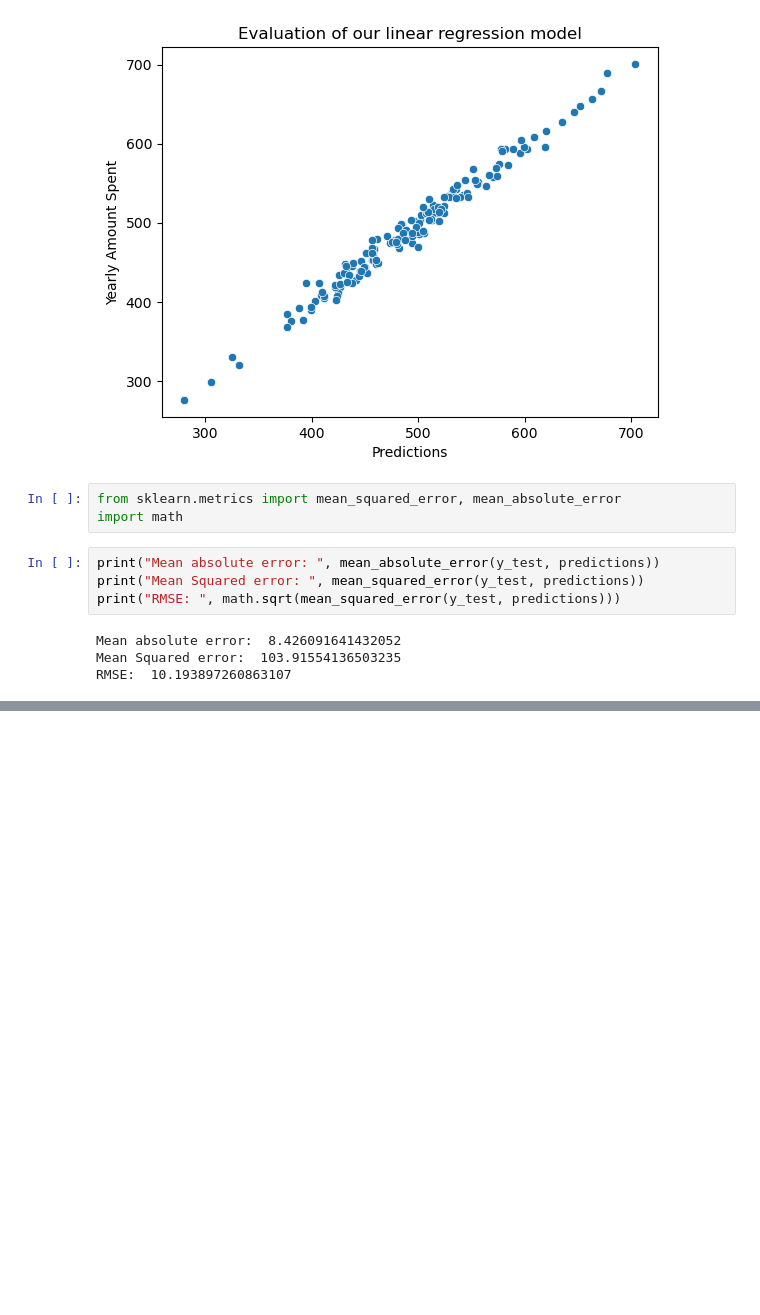
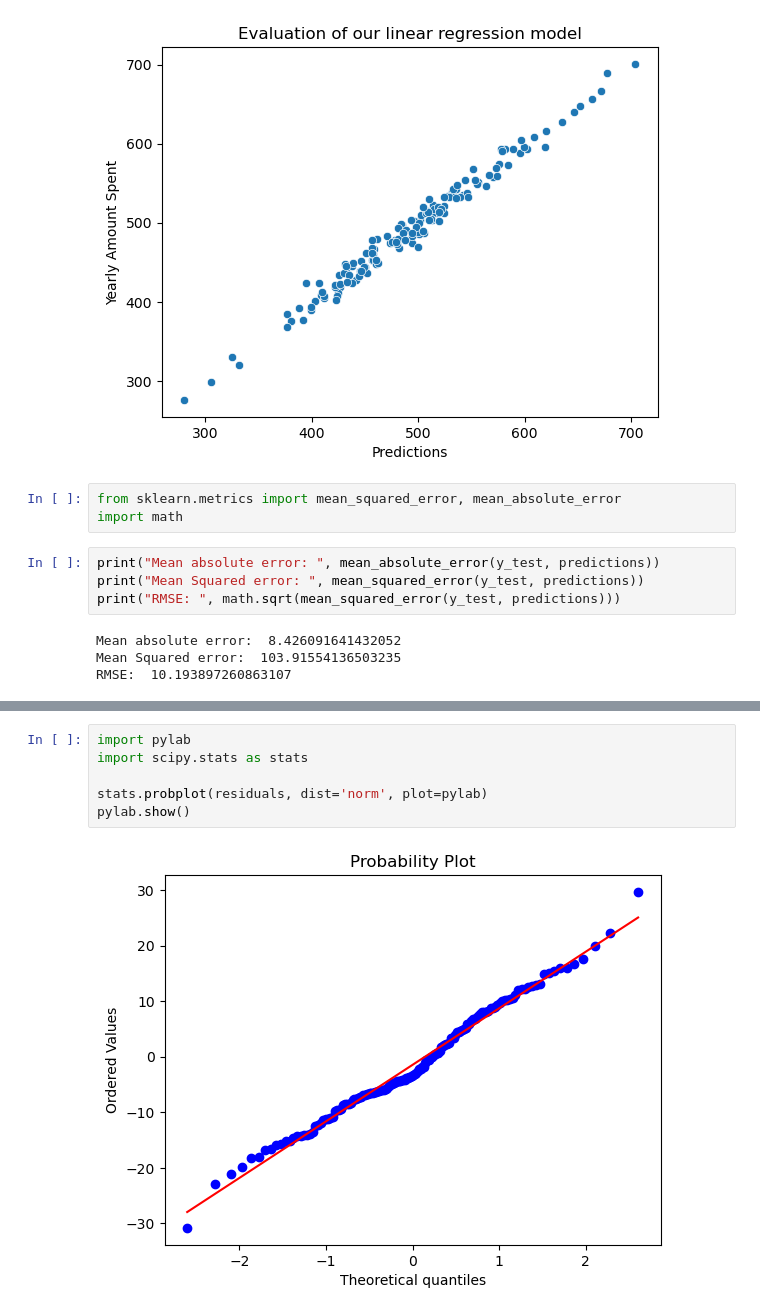
Before and after one commit to muhammadhananbaloch/practice_DS-ML, a Jupyter notebook: Linear Regression Model (practice 4)/money spent on ecommerce (linear regression).ipynb, the cells around one changed output, grey strips where cells are left out. Cells and saved outputs as stored; diff of their text form; blank space fills up the shorter version.

```diff
--- a/Linear Regression Model (practice 4)/money spent on ecommerce (linear regression).ipynb
+++ b/Linear Regression Model (practice 4)/money spent on ecommerce (linear regression).ipynb
@@ -141,0 +166,8 @@ RMSE:  10.193897260863107
+# %%
+import pylab
+import scipy.stats as stats
+
+stats.probplot(residuals, dist='norm', plot=pylab)
+pylab.show()
+# %% [output]
+[figure, added]
```
Also changed, not shown: parts of 4 cells of this notebook.
